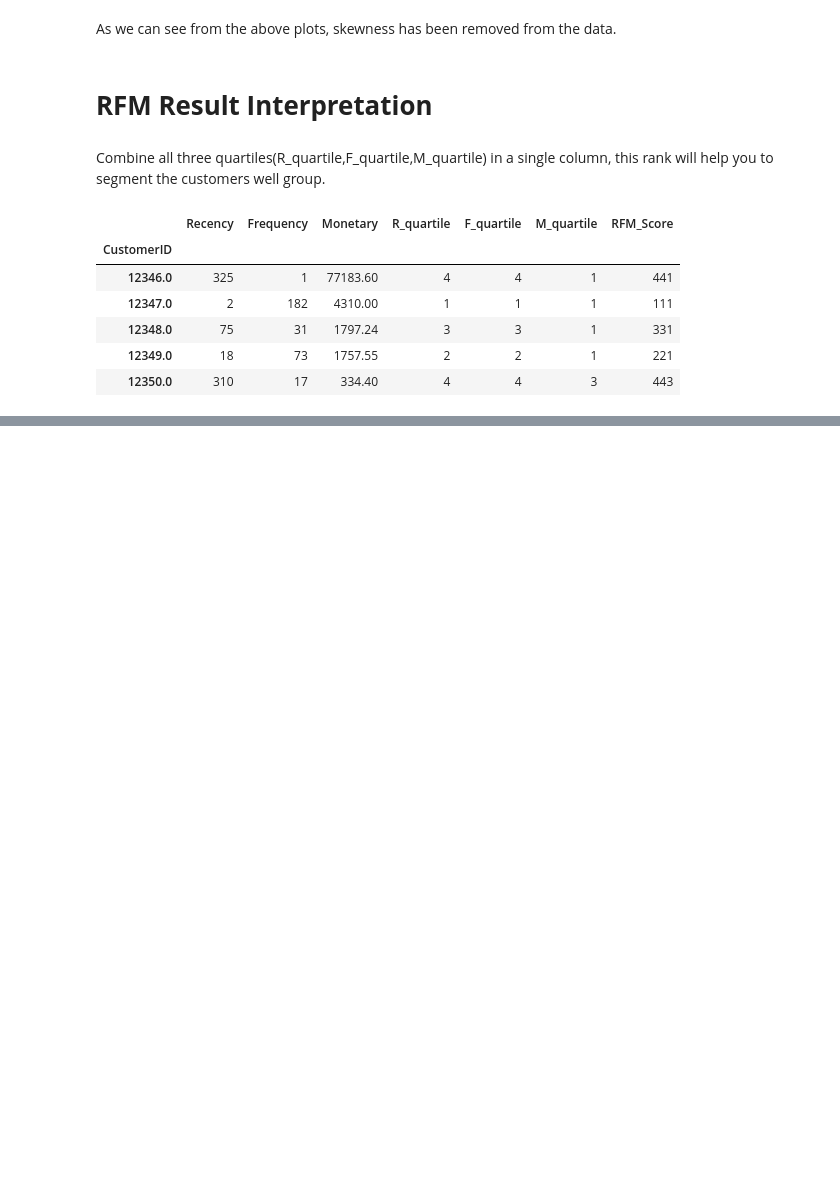
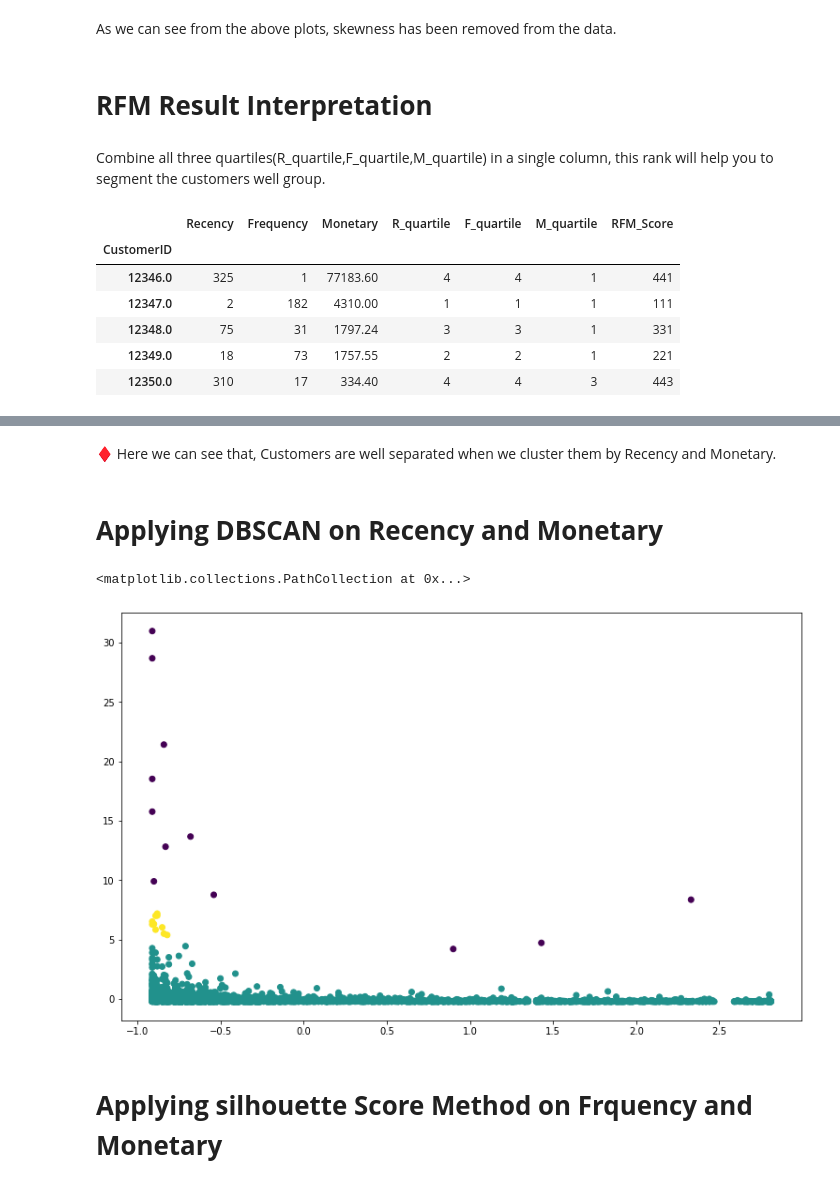
Before and after one commit to Tanushri920/Online-Retail-Customer-Segmentation, a Jupyter notebook: Online_Retail_Customer_Segmentation_Capstone_Project.ipynb, the cells around one changed output, grey strips where cells are left out. Cells and saved outputs as stored; diff of their text form; code cells hidden in the pictures; blank space fills up the shorter version.

```diff
--- a/Online_Retail_Customer_Segmentation_Capstone_Project.ipynb
+++ b/Online_Retail_Customer_Segmentation_Capstone_Project.ipynb
@@ -706,0 +794,15 @@ rfm_model.head()
+# %% [markdown]
+♦ Here we can see that, Customers are well separated when we cluster them by Recency and Monetary.
+# %% [markdown]
+# **Applying DBSCAN on Recency and Monetary**
+# %%
+from sklearn.cluster import DBSCAN
+from sklearn import metrics
+clustering = DBSCAN(eps=1, min_samples=10).fit_predict(X)
+plt.figure(figsize=(13,8))
+plt.scatter(X[:,0], X[:,1], c=clustering)
+# %% [output]
+<matplotlib.collections.PathCollection at 0x...>
+[figure, added]
+# %% [markdown]
+# **Applying silhouette Score Method on Frquency and Monetary**
```
Also changed, not shown: parts of 25 cells of this notebook.
